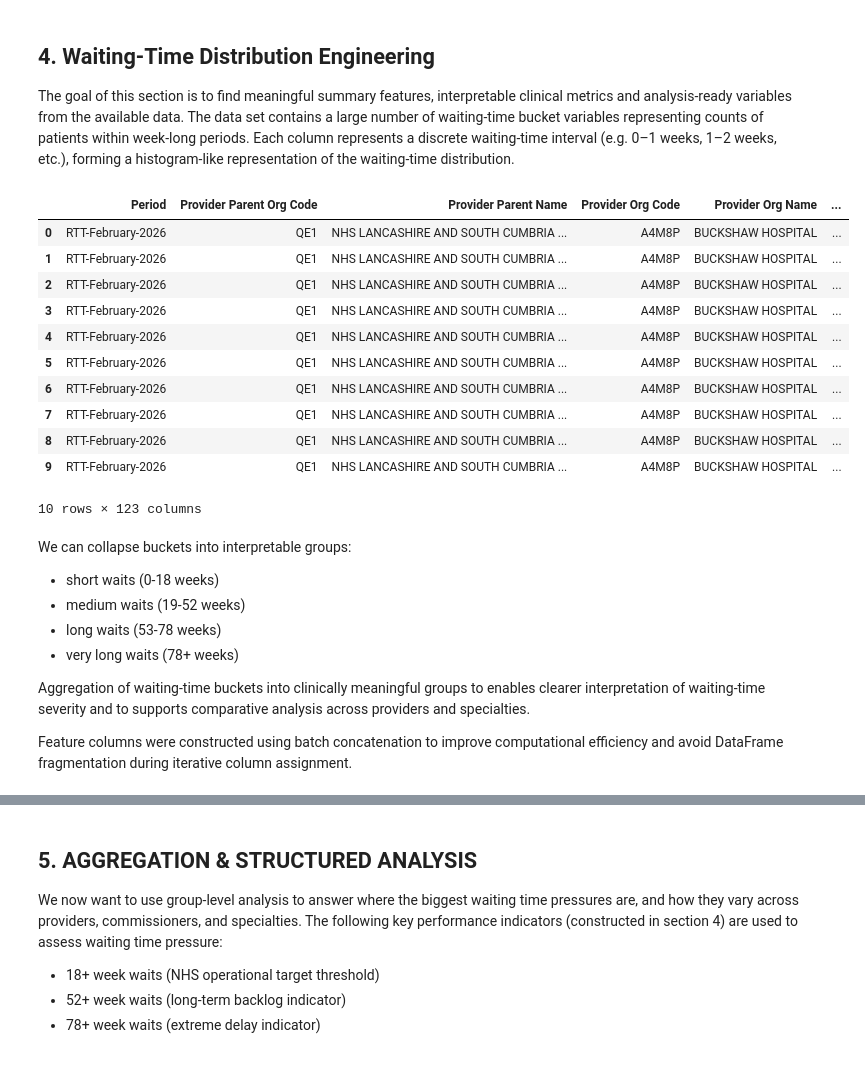
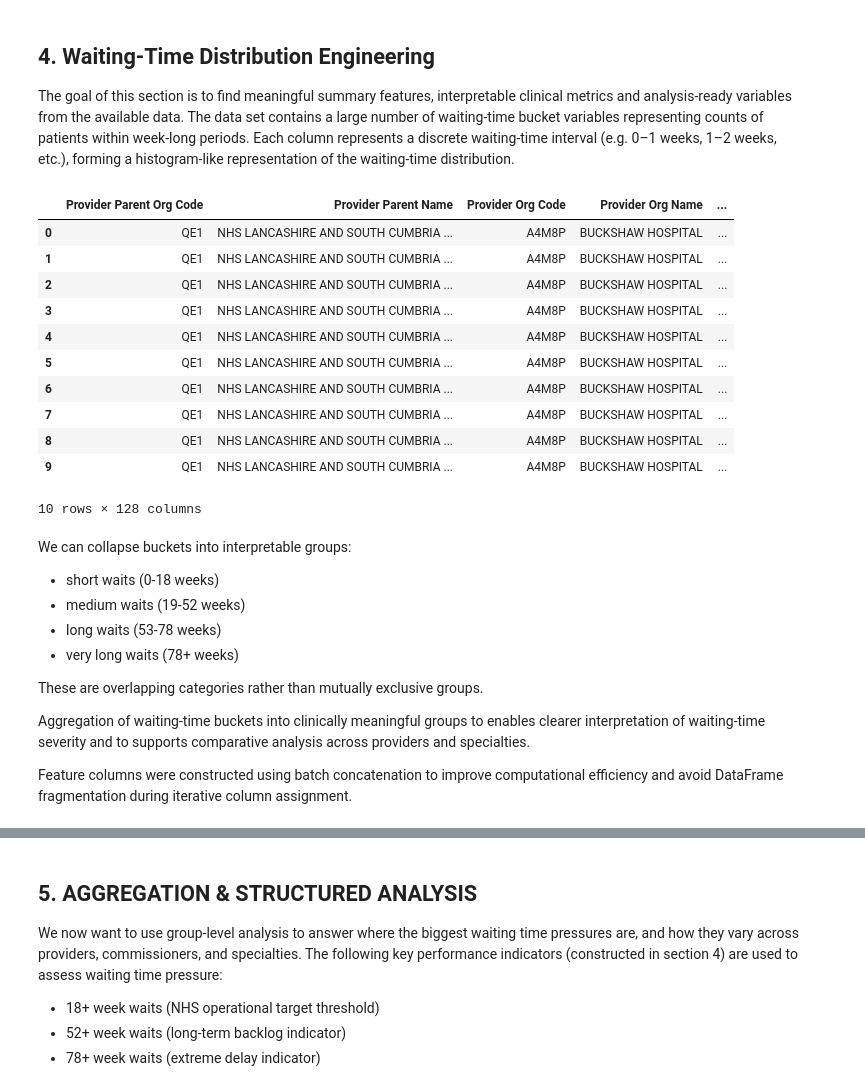
Before and after one commit to MeganRichards1/nhs-waiting-times-analysis, a Jupyter notebook: notebooks/project_analysis.ipynb, the cells around one changed output, grey strips where cells are left out. Drawn from its saved outputs; the diff is of its cells as text; code cells hidden in the pictures.

Commit message:
Aggregate RTT performance metrics across providers and treatment functions

```diff
--- a/notebooks/project_analysis.ipynb
+++ b/notebooks/project_analysis.ipynb
@@ -183,7 +177,0 @@ array([ 0., nan])
-# %%
-# Create coverage / completeness metrics
-df["coverage_rate"] = (
-    df["reconstructed_total"] /
-    df["Total"]
-)
-df["coverage_rate"].describe()
@@ -284,7 +241,7 @@ A subset of rows exhibited extremely high bucket-level missingness, often corres
 The column "Total Patients with unknown clock start date" represents the number of patients on an RTT pathway (waiting for treatment) where the trust cannot identify the precise date the RTT clock started, often due to administrative issues or delays in receiving referral information. This usually indicates a data quality issue or a failed Inter Provider Transfer (IPT). Hence, I will create a data quality metric quantifying this situation.
 # %%
 df["Patients with unknown clock start date"].count()
-df["unknown_rate"] = (
+df["unknown_clock_rate"] = (
     df["Patients with unknown clock start date"] /
     df["Total All"]
 )
@@ -291,3 +251,7 @@ df["unknown_rate"] = (
+# %%
+df["Total"] = df["Total"].fillna(
+    df["reconstructed_total"]
+)
 # %% [markdown]
 We can use this metric to find which providers may have poorer reporting quality, operational variation or possible system issues
 # %%
@@ -334,3 +300,7 @@ array([ 0., nan])
+# %%
+analysis_df = df[
+    df["Total All"] > 0
+].copy()
 # %% [markdown]
 ### 3.4 Summary of findings
 Rather than removing incomplete records, missing total waiting-time values were derived from the sum of the constituent waiting-time buckets. This leveraged the hierarchical structure of the dataset and reduced avoidable data loss while maintaining consistency with the reporting framework. Variation also exists in the proportion of patients with unknown RTT clock start dates across providers, suggesting differences in referral tracking and data quality processes.
@@ -338,24 +308,24 @@ Rather than removing incomplete records, missing total waiting-time values were
 ## 4. Waiting-Time Distribution Engineering
 The goal of this section is to find meaningful summary features, interpretable clinical metrics and analysis-ready variables from the available data. The data set contains a large number of waiting-time bucket variables representing counts of patients within week-long periods. Each column represents a discrete waiting-time interval (e.g. 0–1 weeks, 1–2 weeks, etc.), forming a histogram-like representation of the waiting-time distribution.
 # %%
-wait_cols = [c for c in df.columns if "Weeks SUM 1" in c]
+# wait_cols = [c for c in df.columns if "Weeks SUM 1" in c]
 
-len(wait_cols)
-df[wait_cols] = df[wait_cols].apply(pd.to_numeric, errors="coerce") # ensure entries are in numeric format, coercing non-numeric entries to NaN
-df.head(10)
+# len(wait_cols)
+analysis_df[wait_cols] = analysis_df[wait_cols].apply(pd.to_numeric, errors="coerce") # ensure entries are in numeric format, coercing non-numeric entries to NaN
+analysis_df.head(10)
 # %% [output]
-|  | Period | Provider Parent Org Code | Provider Parent Name | Provider Org Code | Provider Org Name | ... |
-| 0 | RTT-February-2026 | QE1 | NHS LANCASHIRE AND SOUTH CUMBRIA ... | A4M8P | BUCKSHAW HOSPITAL | ... |
-| 1 | RTT-February-2026 | QE1 | NHS LANCASHIRE AND SOUTH CUMBRIA ... | A4M8P | BUCKSHAW HOSPITAL | ... |
-| 2 | RTT-February-2026 | QE1 | NHS LANCASHIRE AND SOUTH CUMBRIA ... | A4M8P | BUCKSHAW HOSPITAL | ... |
-| 3 | RTT-February-2026 | QE1 | NHS LANCASHIRE AND SOUTH CUMBRIA ... | A4M8P | BUCKSHAW HOSPITAL | ... |
-| 4 | RTT-February-2026 | QE1 | NHS LANCASHIRE AND SOUTH CUMBRIA ... | A4M8P | BUCKSHAW HOSPITAL | ... |
-| 5 | RTT-February-2026 | QE1 | NHS LANCASHIRE AND SOUTH CUMBRIA ... | A4M8P | BUCKSHAW HOSPITAL | ... |
-| 6 | RTT-February-2026 | QE1 | NHS LANCASHIRE AND SOUTH CUMBRIA ... | A4M8P | BUCKSHAW HOSPITAL | ... |
-| 7 | RTT-February-2026 | QE1 | NHS LANCASHIRE AND SOUTH CUMBRIA ... | A4M8P | BUCKSHAW HOSPITAL | ... |
-| 8 | RTT-February-2026 | QE1 | NHS LANCASHIRE AND SOUTH CUMBRIA ... | A4M8P | BUCKSHAW HOSPITAL | ... |
-| 9 | RTT-February-2026 | QE1 | NHS LANCASHIRE AND SOUTH CUMBRIA ... | A4M8P | BUCKSHAW HOSPITAL | ... |
+|  | Provider Parent Org Code | Provider Parent Name | Provider Org Code | Provider Org Name | ... |
+| 0 | QE1 | NHS LANCASHIRE AND SOUTH CUMBRIA ... | A4M8P | BUCKSHAW HOSPITAL | ... |
+| 1 | QE1 | NHS LANCASHIRE AND SOUTH CUMBRIA ... | A4M8P | BUCKSHAW HOSPITAL | ... |
+| 2 | QE1 | NHS LANCASHIRE AND SOUTH CUMBRIA ... | A4M8P | BUCKSHAW HOSPITAL | ... |
+| 3 | QE1 | NHS LANCASHIRE AND SOUTH CUMBRIA ... | A4M8P | BUCKSHAW HOSPITAL | ... |
+| 4 | QE1 | NHS LANCASHIRE AND SOUTH CUMBRIA ... | A4M8P | BUCKSHAW HOSPITAL | ... |
+| 5 | QE1 | NHS LANCASHIRE AND SOUTH CUMBRIA ... | A4M8P | BUCKSHAW HOSPITAL | ... |
+| 6 | QE1 | NHS LANCASHIRE AND SOUTH CUMBRIA ... | A4M8P | BUCKSHAW HOSPITAL | ... |
+| 7 | QE1 | NHS LANCASHIRE AND SOUTH CUMBRIA ... | A4M8P | BUCKSHAW HOSPITAL | ... |
+| 8 | QE1 | NHS LANCASHIRE AND SOUTH CUMBRIA ... | A4M8P | BUCKSHAW HOSPITAL | ... |
+| 9 | QE1 | NHS LANCASHIRE AND SOUTH CUMBRIA ... | A4M8P | BUCKSHAW HOSPITAL | ... |
-10 rows × 123 columns
+10 rows × 128 columns
 # %% [markdown]
 We can collapse buckets into interpretable groups:
 - short waits (0-18 weeks)
@@ -363,6 +333,8 @@ We can collapse buckets into interpretable groups:
 - long waits (53-78 weeks)
 - very long waits (78+ weeks)
 
+These are overlapping categories rather than mutually exclusive groups.
+
 Aggregation of waiting-time buckets into clinically meaningful groups to enables clearer interpretation of waiting-time severity and to supports comparative analysis across providers and specialties.
 
 Feature columns were constructed using batch concatenation to improve computational efficiency and avoid DataFrame fragmentation during iterative column assignment.
```
Also changed, not shown: parts of 44 cells of this notebook.
